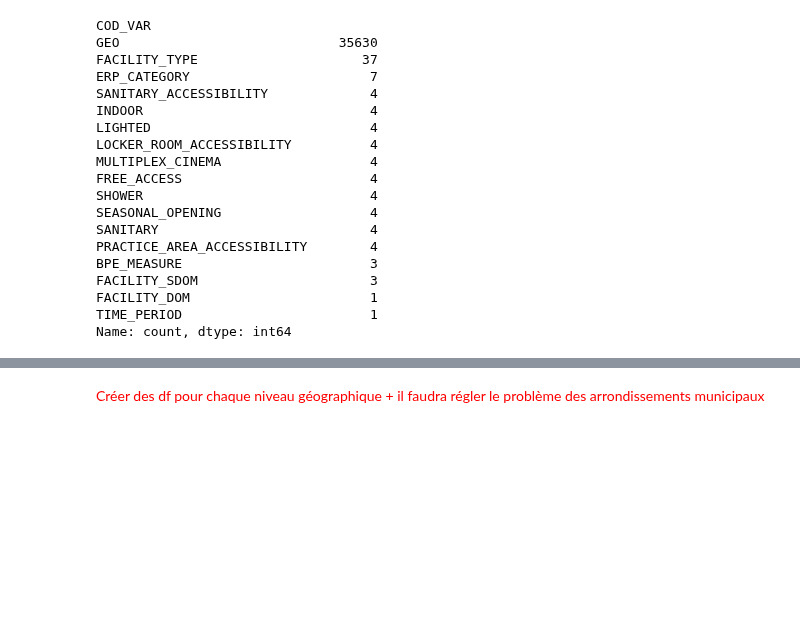
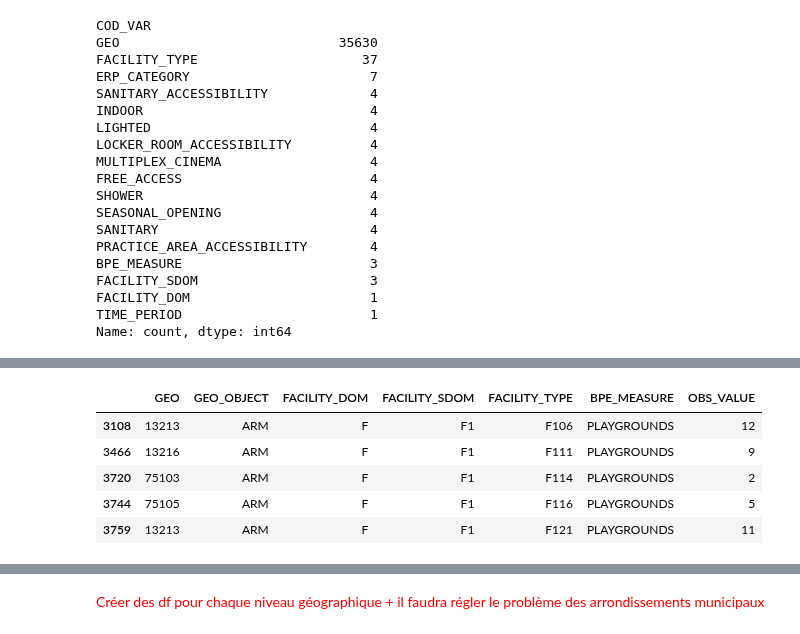
Before and after one commit to heloise1414/Projet-Python-S3, a Jupyter notebook: code/main-clemence.ipynb, the cells around one changed output, grey strips where cells are left out. Cells and saved outputs as stored; diff of their text form; code cells hidden in the pictures; blank space fills up the shorter version.

```diff
--- a/code/main-clemence.ipynb
+++ b/code/main-clemence.ipynb
@@ -218,0 +259,10 @@ Etant donné la confusion possible concernant Mayotte, on choisira probablement
+# %%
+df_infrastructures_arm = df_infrastructures_typed[ df_infrastructures_typed["GEO_OBJECT"] == 'ARM'].copy()
+df_infrastructures_arm.head(5)
+# %% [output]
+|  | GEO | GEO_OBJECT | FACILITY_DOM | FACILITY_SDOM | FACILITY_TYPE | BPE_MEASURE | OBS_VALUE |
+| 3108 | 13213 | ARM | F | F1 | F106 | PLAYGROUNDS | 12 |
+| 3466 | 13216 | ARM | F | F1 | F111 | PLAYGROUNDS | 9 |
+| 3720 | 75103 | ARM | F | F1 | F114 | PLAYGROUNDS | 2 |
+| 3744 | 75105 | ARM | F | F1 | F116 | PLAYGROUNDS | 5 |
+| 3759 | 13213 | ARM | F | F1 | F121 | PLAYGROUNDS | 11 |
```
Also changed, not shown: parts of 11 cells of this notebook.
